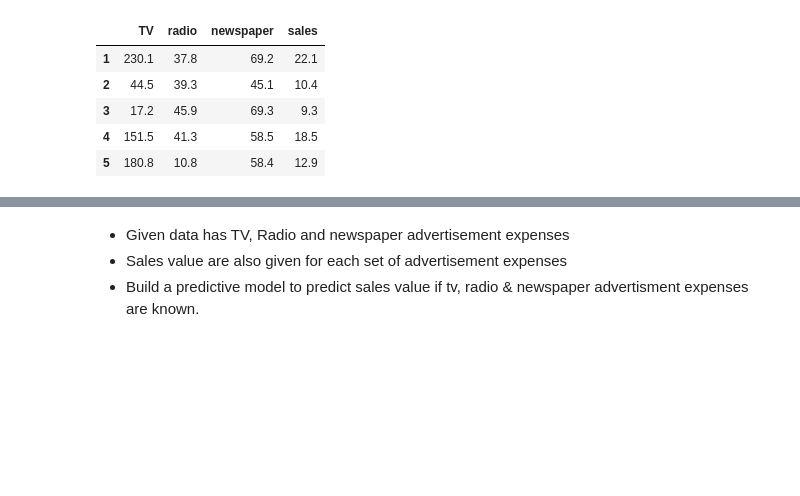
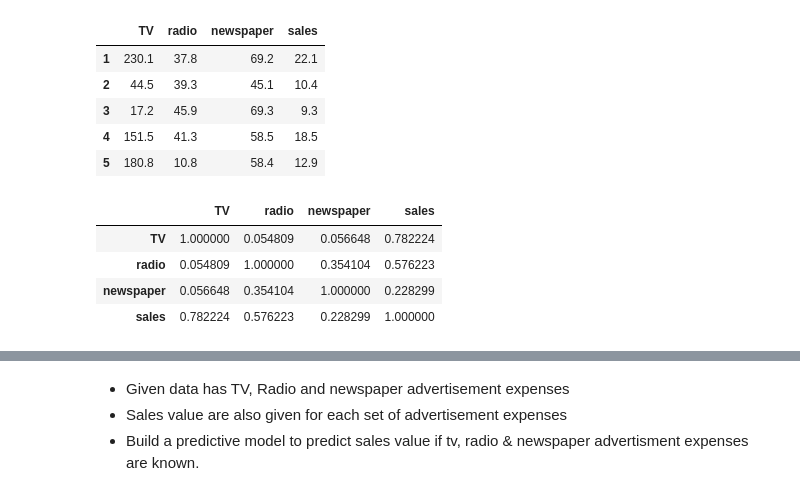
Before and after one commit to bipulshahi/theknowledgeacdemy, a Jupyter notebook: predictive_analysis/tka_predictiveAnalysis_3.ipynb, the cells around one changed output, grey strips where cells are left out. Cells and saved outputs as stored; diff of their text form; code cells hidden in the pictures; blank space fills up the shorter version.

```diff
--- a/predictive_analysis/tka_predictiveAnalysis_3.ipynb
+++ b/predictive_analysis/tka_predictiveAnalysis_3.ipynb
@@ -130,3 +130,11 @@ df.head()
 | 3 | 17.2 | 45.9 | 69.3 | 9.3 |
 | 4 | 151.5 | 41.3 | 58.5 | 18.5 |
 | 5 | 180.8 | 10.8 | 58.4 | 12.9 |
+# %%
+df.corr()
+# %% [output]
+|  | TV | radio | newspaper | sales |
+| TV | 1.000000 | 0.054809 | 0.056648 | 0.782224 |
+| radio | 0.054809 | 1.000000 | 0.354104 | 0.576223 |
+| newspaper | 0.056648 | 0.354104 | 1.000000 | 0.228299 |
+| sales | 0.782224 | 0.576223 | 0.228299 | 1.000000 |
```
Also changed, not shown: parts of 13 cells of this notebook, 2 other files.
